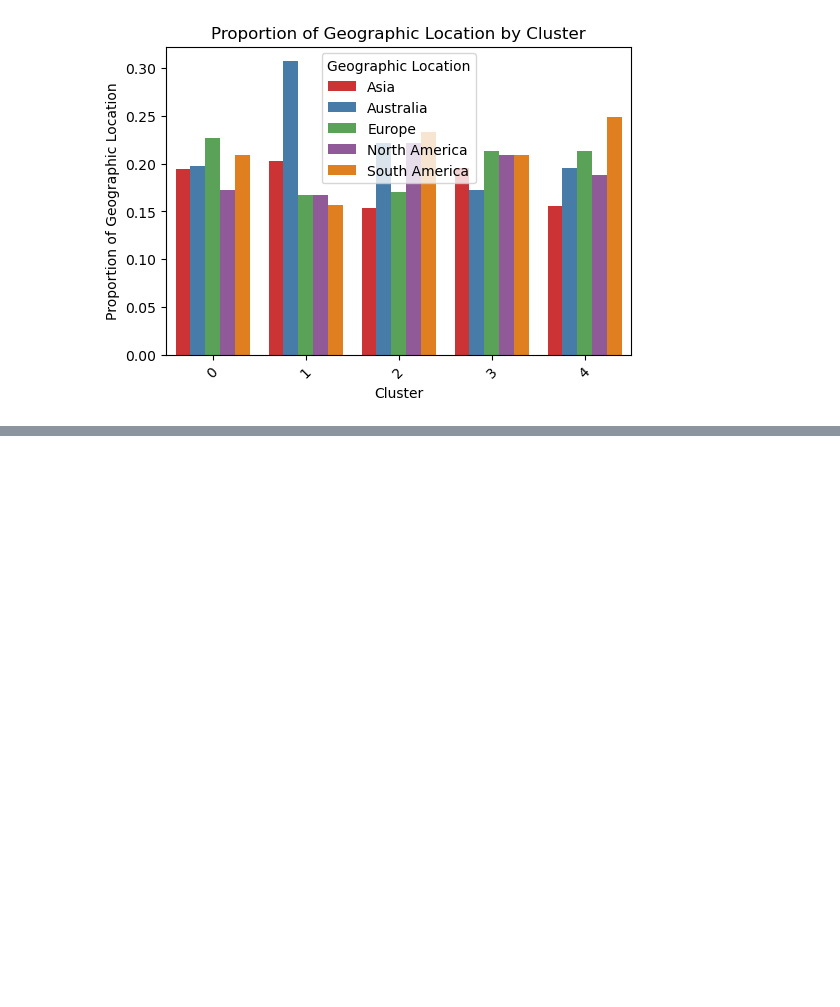
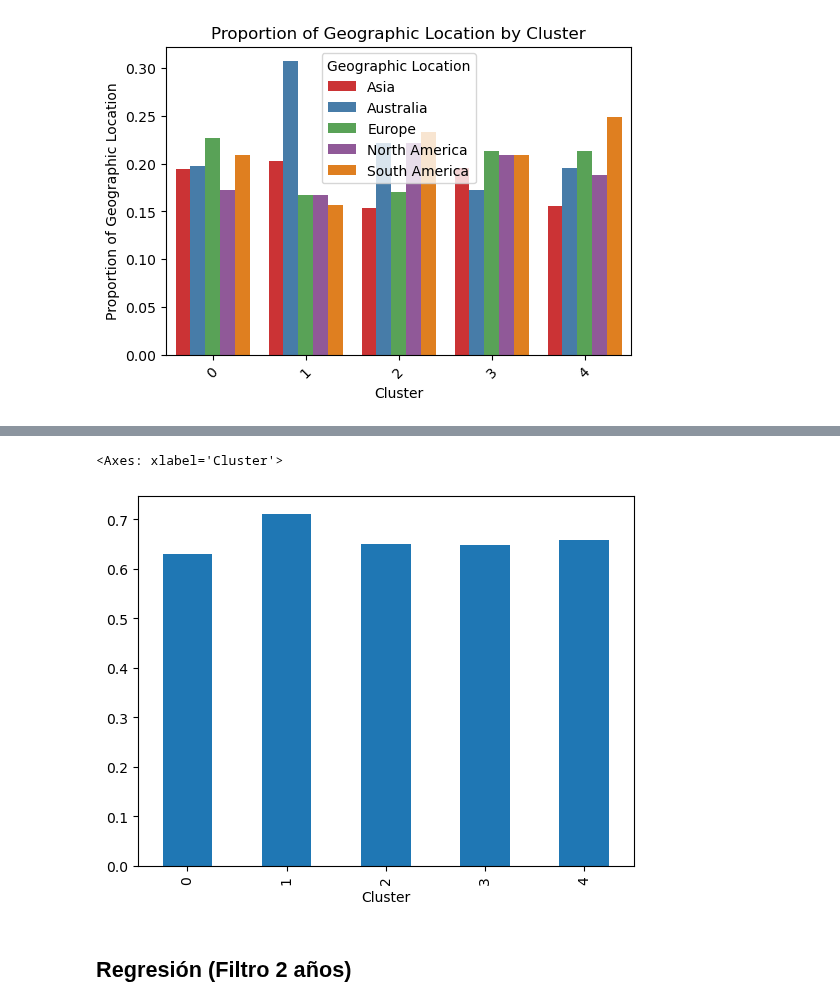
Before and after one commit to LuisMB09/lab_analisis_datos, a Jupyter notebook: kmeans_orden.ipynb, the cells around one changed output, grey strips where cells are left out. Drawn from its saved outputs; the diff is of its cells as text; code cells hidden in the pictures; blank space fills up the shorter version.

```diff
--- a/kmeans_orden.ipynb
+++ b/kmeans_orden.ipynb
@@ -154,0 +267,7 @@ mean_clusters(categorical_features)
+# %%
+threshold_per_country['threshold'] = threshold_per_country.apply(
+    lambda row: general_threshold if row['transaction_count'] < 30 else row['percentile_90'],
+    axis=1
+)
+
+threshold_per_country.head()
@@ -154,0 +281,3 @@ mean_clusters(categorical_features)
+# %%
+last_invoice_date_per_customer = customer_invoices_clean.groupby(['Cluster','CustomerID'])['TransactionDate'].max().reset_index().rename(columns={'TransactionDate': 'LastTransactionDate'})
+last_invoice_date_per_customer.head()
@@ -154,0 +291,3 @@ mean_clusters(categorical_features)
+# %%
+customers = last_invoice_date_per_customer.merge(threshold_per_country, on='Cluster')
+customers.head()
@@ -154,0 +301,5 @@ mean_clusters(categorical_features)
+# %%
+customers['inactivity_days'] = (snapshot_date - customers['LastTransactionDate']).dt.days
+customers['churned'] = (customers['inactivity_days'] > customers['threshold']).astype('int')
+
+customers.head()
@@ -154,0 +313,7 @@ mean_clusters(categorical_features)
+# %%
+customers.groupby('Cluster')['churned'].mean().plot(kind='bar')
+# %% [output]
+<Axes: xlabel='Cluster'>
+[figure, added]
+# %% [markdown]
+## Regresión (Filtro 2 años)
```
Also changed, not shown: parts of 38 cells of this notebook.
